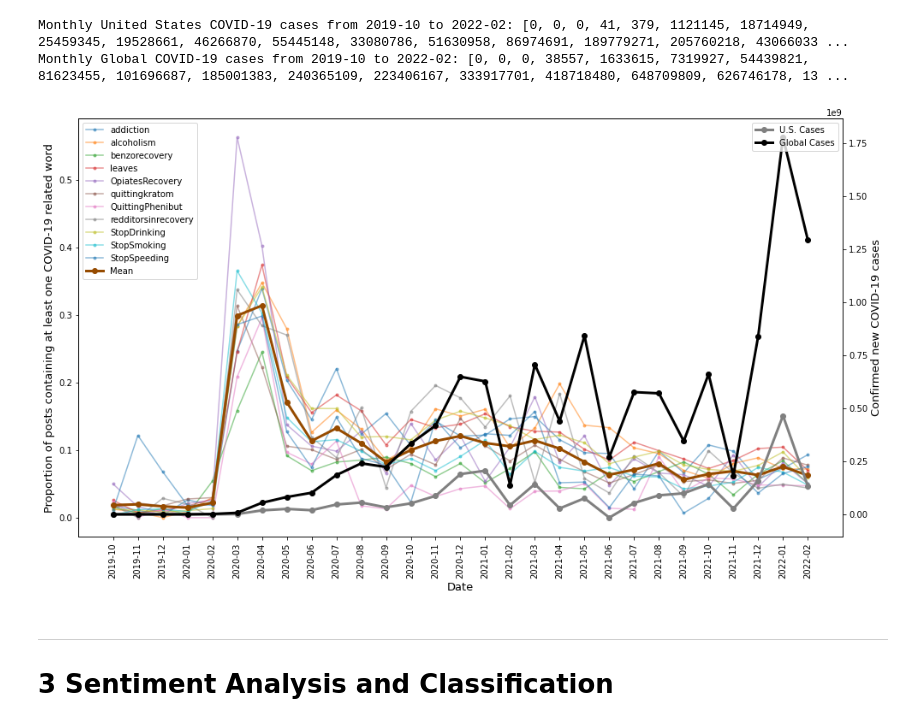
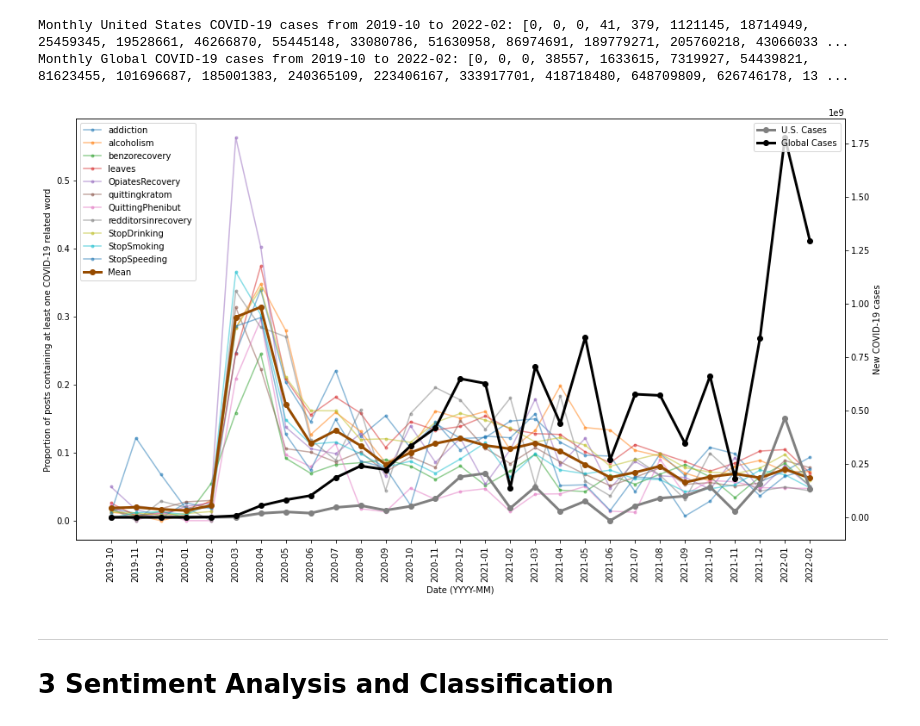
Before and after one commit to zeyad-mansour/reddit-sentiment-analysis, a Jupyter notebook: notebook.ipynb, the cells around one changed output. Saved outputs shown, nothing was run; the diff lists cells and outputs as text; code cells hidden in the pictures.

```diff
--- a/notebook.ipynb
+++ b/notebook.ipynb
@@ -434,37 +433,37 @@ with tqdm(total=len(subreddits)) as pbar:
             df = pd.read_csv(f'data/{subreddit}/{subreddit}_{date["year"]}-{date["month"]}.csv')
             num_mentions = 0
             for title, body in zip(df.Title, df.Body):
                 text = f'{title}. {body}'
                 text = tokenizer.tokenize(text)
                 text = ' '.join(word for word in text)
                 tokenized_words = [word.lower() for word in word_tokenize(text)]
                 for e in tokenized_words:
                     for token in COVID19_TOKENS:
                         if token in e:
                             num_mentions += 1
             proportion_list.append(num_mentions/len(df))
 
         plt.plot(dates, proportion_list, label = subreddit, marker='.', alpha=0.5)
 
 plt.plot(dates, np.average(mean_proportion_list, axis=0), label = "Mean", color ="#964B00", marker='o', linewidth=3)
 plt.legend(loc='upper left')
 plt.xticks(rotation=90)
 
 
-ax.set_xlabel("Date", fontsize=13)
-ax.set_ylabel("Proportion of posts containing at least one COVID-19 related word", fontsize=13)
+ax.set_xlabel("Date (YYYY-MM)")
+ax.set_ylabel("Proportion of posts containing at least one COVID-19 related word")
 
 ax2=ax.twinx()
 
 # make a plot with different y-axis using second axis object
 ax2.plot(dates, monthly_us_covid_cases, label = "U.S. Cases", color = "grey", marker='o', linewidth=3)
 ax2.plot(dates, monthly_global_covid_cases, label = "Global Cases", color = "black",  marker='o', linewidth=3)
 plt.legend(loc='upper right')
-ax2.set_ylabel("Confirmed new COVID-19 cases", fontsize=13)
+ax2.set_ylabel("New COVID-19 cases")
 plt.savefig('figures/covid19_mention_vs_new_cases.jpg',bbox_inches='tight', dpi=150)
 plt.show()
 # %% [output]
-[figure, old version]
+[figure, new version]
 # %% [markdown]
 <hr>
 
```
Also changed, not shown: parts of 2 cells of this notebook, 1 other file.
